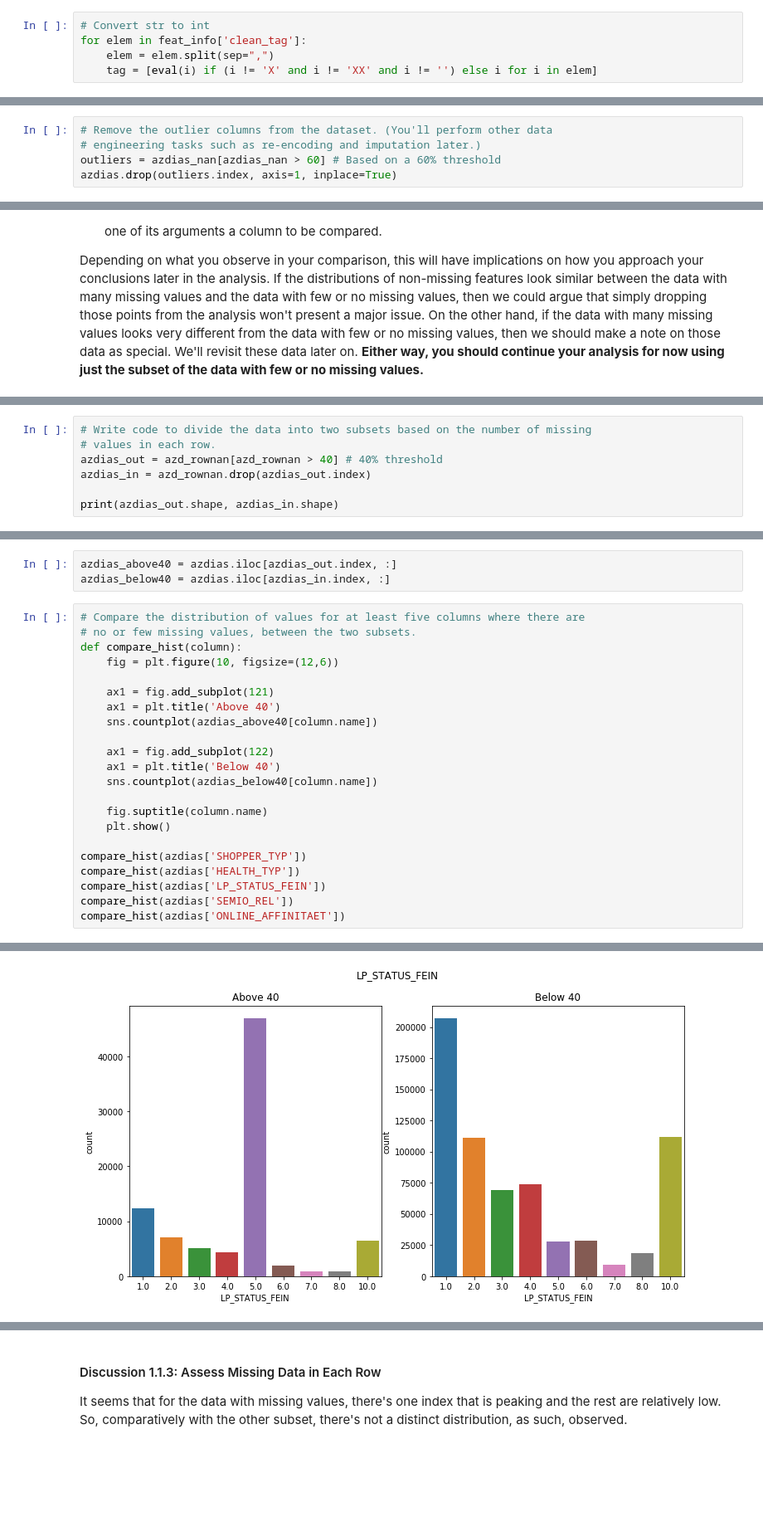
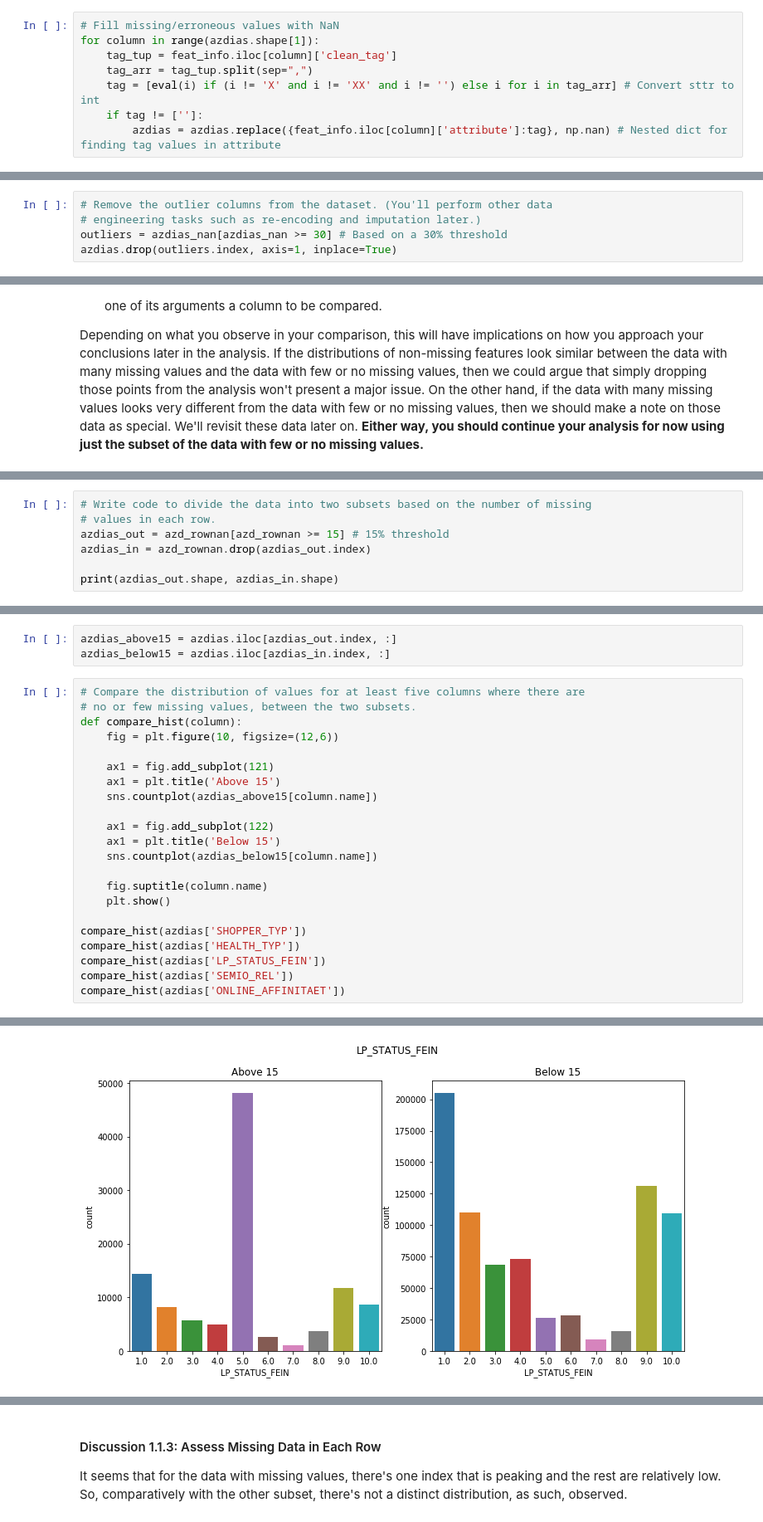
Before and after one commit to VLeaveUs/Identify-Customer-Segments, a Jupyter notebook: Identify_Customer_Segments.ipynb, the cells around one changed output, grey strips where cells are left out. Shown at 83% size. Cells and saved outputs as stored; diff of their text form; blank space fills up the shorter version.

```diff
--- a/Identify_Customer_Segments.ipynb
+++ b/Identify_Customer_Segments.ipynb
@@ -146,7 +147,10 @@ feat_info.head()
 | 3 | CJT_GESAMTTYP | person | categorical | [0] | 0 |
 | 4 | FINANZ_MINIMALIST | person | ordinal | [-1] | -1 |
 # %%
-# Convert str to int
-for elem in feat_info['clean_tag']:
-    elem = elem.split(sep=",")
-    tag = [eval(i) if (i != 'X' and i != 'XX' and i != '') else i for i in elem]
+# Fill missing/erroneous values with NaN
+for column in range(azdias.shape[1]):
+    tag_tup = feat_info.iloc[column]['clean_tag']
+    tag_arr = tag_tup.split(sep=",")
+    tag = [eval(i) if (i != 'X' and i != 'XX' and i != '') else i for i in tag_arr] # Convert sttr to int
+    if tag != ['']:
+        azdias = azdias.replace({feat_info.iloc[column]['attribute']:tag}, np.nan) # Nested dict for finding tag values in attribute
@@ -211,7 +210,7 @@ Text(0,0.5,'Num of Features')
 # %%
 # Remove the outlier columns from the dataset. (You'll perform other data
 # engineering tasks such as re-encoding and imputation later.)
-outliers = azdias_nan[azdias_nan > 60] # Based on a 60% threshold
+outliers = azdias_nan[azdias_nan >= 30] # Based on a 30% threshold
 azdias.drop(outliers.index, axis=1, inplace=True)
 # %%
 azdias.shape
@@ -270,7 +272,7 @@ Text(0,0.5,'Num of People')
 # %%
 # Write code to divide the data into two subsets based on the number of missing
 # values in each row.
-azdias_out = azd_rownan[azd_rownan > 40] # 40% threshold
+azdias_out = azd_rownan[azd_rownan >= 15] # 15% threshold
 azdias_in = azd_rownan.drop(azdias_out.index)
 
 print(azdias_out.shape, azdias_in.shape)
@@ -279,6 +281,6 @@ print(azdias_out.shape, azdias_in.shape)
 # %%
-azdias_above40 = azdias.iloc[azdias_out.index, :]
-azdias_below40 = azdias.iloc[azdias_in.index, :]
+azdias_above15 = azdias.iloc[azdias_out.index, :]
+azdias_below15 = azdias.iloc[azdias_in.index, :]
 # %%
 # Compare the distribution of values for at least five columns where there are
 # no or few missing values, between the two subsets.
@@ -286,12 +288,12 @@ def compare_hist(column):
     fig = plt.figure(10, figsize=(12,6))
 
     ax1 = fig.add_subplot(121)
-    ax1 = plt.title('Above 40')
-    sns.countplot(azdias_above40[column.name])
+    ax1 = plt.title('Above 15')
+    sns.countplot(azdias_above15[column.name])
 
     ax1 = fig.add_subplot(122)
-    ax1 = plt.title('Below 40')
-    sns.countplot(azdias_below40[column.name])
+    ax1 = plt.title('Below 15')
+    sns.countplot(azdias_below15[column.name])
 
     fig.suptitle(column.name)
     plt.show()
@@ -307 +309 @@ compare_hist(azdias['ONLINE_AFFINITAET'])
-[figure, old version]
+[figure, new version]
```
Also changed, not shown: parts of 74 cells of this notebook.
